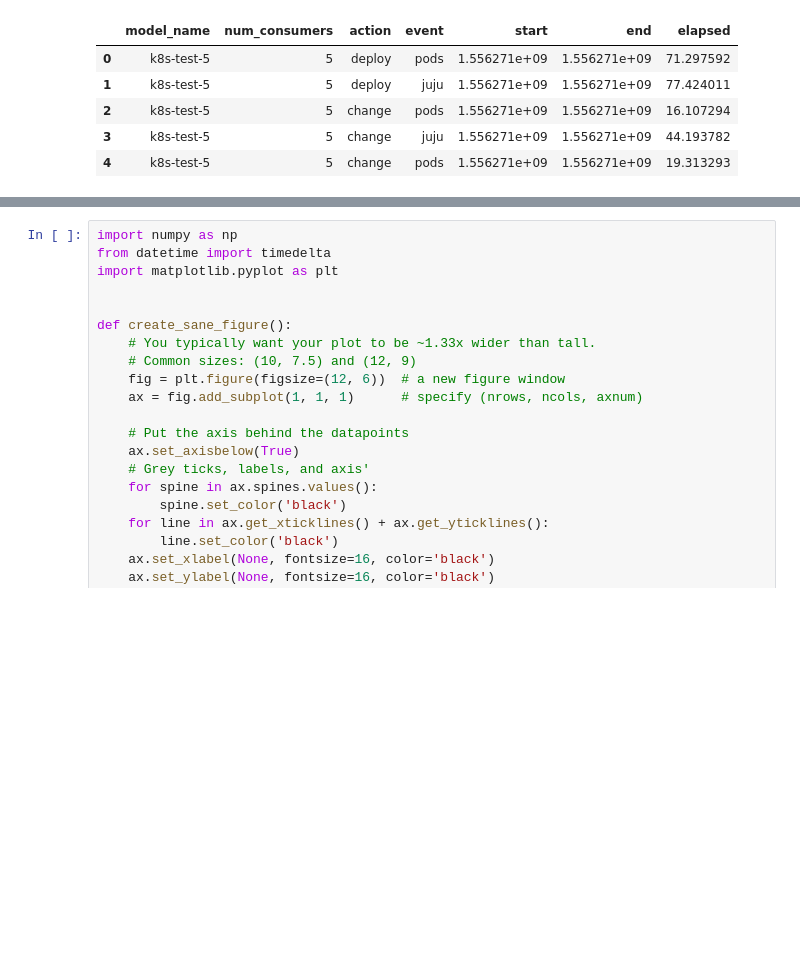
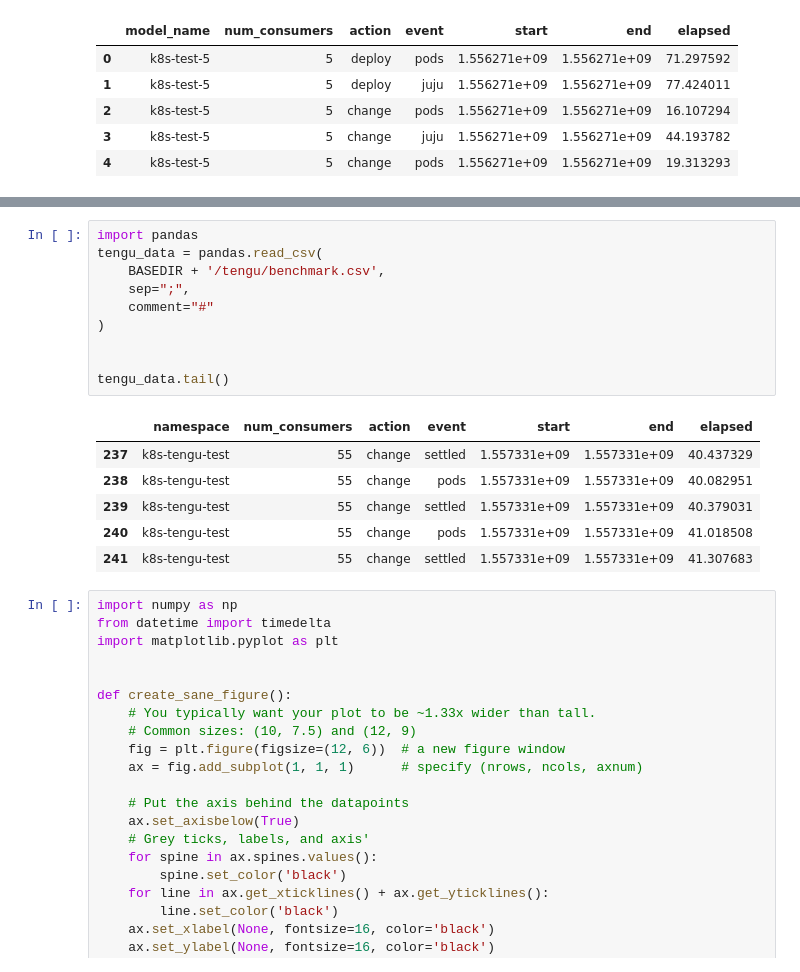
Before and after one commit to IBCNServices/kubernetes-relationships-results, a Jupyter notebook: base-url-change-propagation.ipynb, the cells around one changed output, grey strips where cells are left out. Drawn from its saved outputs; the diff is of its cells as text; blank space fills up the shorter version.

```diff
--- a/base-url-change-propagation.ipynb
+++ b/base-url-change-propagation.ipynb
@@ -39,3 +37,20 @@ k8s_data.head()
+# %%
+import pandas
+tengu_data = pandas.read_csv(
+    BASEDIR + '/tengu/benchmark.csv',
+    sep=";",
+    comment="#"
+)
+
+
+tengu_data.tail()
+# %% [output]
+|  | namespace | num_consumers | action | event | start | end | elapsed |
+| 237 | k8s-tengu-test | 55 | change | settled | 1.557331e+09 | 1.557331e+09 | 40.437329 |
+| 238 | k8s-tengu-test | 55 | change | pods | 1.557331e+09 | 1.557331e+09 | 40.082951 |
+| 239 | k8s-tengu-test | 55 | change | settled | 1.557331e+09 | 1.557331e+09 | 40.379031 |
+| 240 | k8s-tengu-test | 55 | change | pods | 1.557331e+09 | 1.557331e+09 | 41.018508 |
+| 241 | k8s-tengu-test | 55 | change | settled | 1.557331e+09 | 1.557331e+09 | 41.307683 |
 # %%
 import numpy as np
 from datetime import timedelta
```
Also changed, not shown: parts of 3 cells of this notebook, 7 other files.
